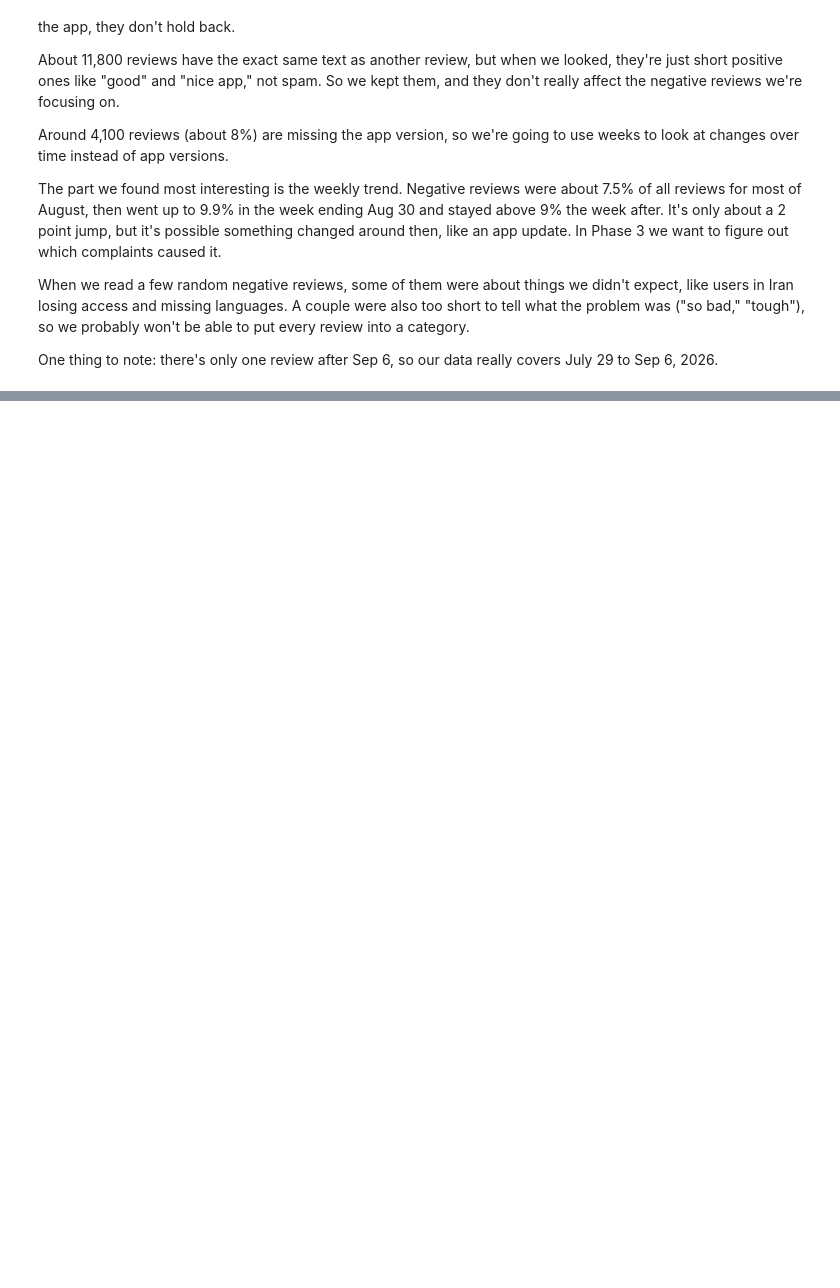
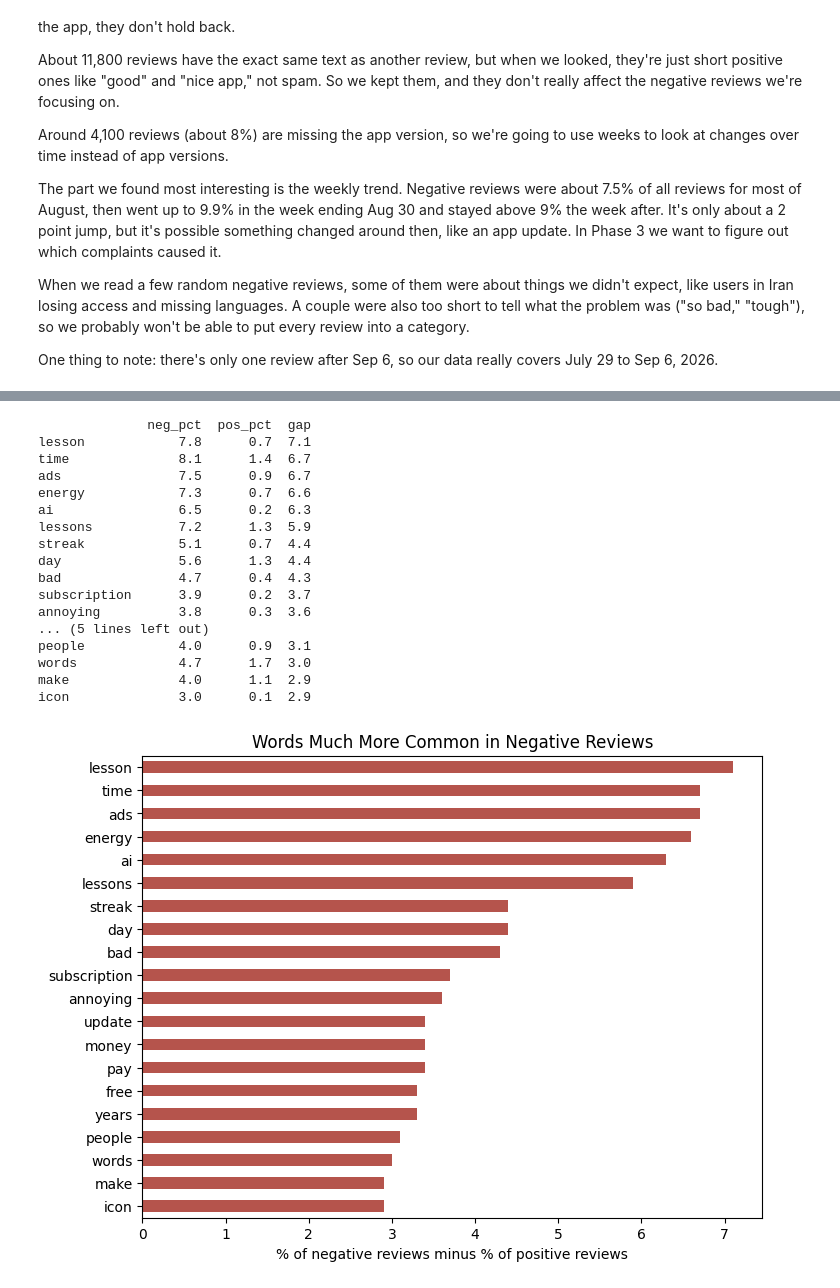
Before and after one commit to Teenna-Pachika/info4360-duolingo-reviews, a Jupyter notebook: notebooks/01_exploration_keywords_claude.ipynb, the cells around one changed output, grey strips where cells are left out. Saved outputs shown, nothing was run; the diff lists cells and outputs as text; code cells hidden in the pictures; blank space fills up the shorter version.

```diff
--- a/notebooks/01_exploration_keywords_claude.ipynb
+++ b/notebooks/01_exploration_keywords_claude.ipynb
@@ -212,0 +256,40 @@ One thing to note: there's only one review after Sep 6, so our data really cover
+# %%
+# Defining a function to find words that show up more in negative reviews than positive ones
+def distinctive_words(neg_texts, pos_texts, n=20):
+    """Compare the % of negative vs positive reviews that use each word, and return the biggest gaps."""
+    cv = CountVectorizer(stop_words=STOP_WORDS, binary=True, min_df=20)
+    cv.fit(pd.concat([neg_texts, pos_texts]))
+    neg_pct = cv.transform(neg_texts).mean(axis=0).A1 * 100
+    pos_pct = cv.transform(pos_texts).mean(axis=0).A1 * 100
+    gaps = pd.DataFrame({"neg_pct": neg_pct, "pos_pct": pos_pct}, index=cv.get_feature_names_out())
+    gaps["gap"] = gaps["neg_pct"] - gaps["pos_pct"]
+    return gaps.sort_values("gap", ascending=False).head(n).round(1)
+
+# Finding the words most typical of negative reviews
+distinct = distinctive_words(neg["content"], pos["content"])
+print(distinct)
+
+# Plotting them
+distinct["gap"].sort_values().plot(kind="barh", color=NEG_COLOR, figsize=(8, 6))
+plt.title("Words Much More Common in Negative Reviews")
+plt.xlabel("% of negative reviews minus % of positive reviews")
+plt.show()
+# %% [output]
+              neg_pct  pos_pct  gap
+lesson            7.8      0.7  7.1
+time              8.1      1.4  6.7
+ads               7.5      0.9  6.7
+energy            7.3      0.7  6.6
+ai                6.5      0.2  6.3
+lessons           7.2      1.3  5.9
+streak            5.1      0.7  4.4
+day               5.6      1.3  4.4
+bad               4.7      0.4  4.3
+subscription      3.9      0.2  3.7
+annoying          3.8      0.3  3.6
+... (5 lines left out)
+people            4.0      0.9  3.1
+words             4.7      1.7  3.0
+make              4.0      1.1  2.9
+icon              3.0      0.1  2.9
+[figure, added]
```
Also changed, not shown: parts of 6 cells of this notebook.
